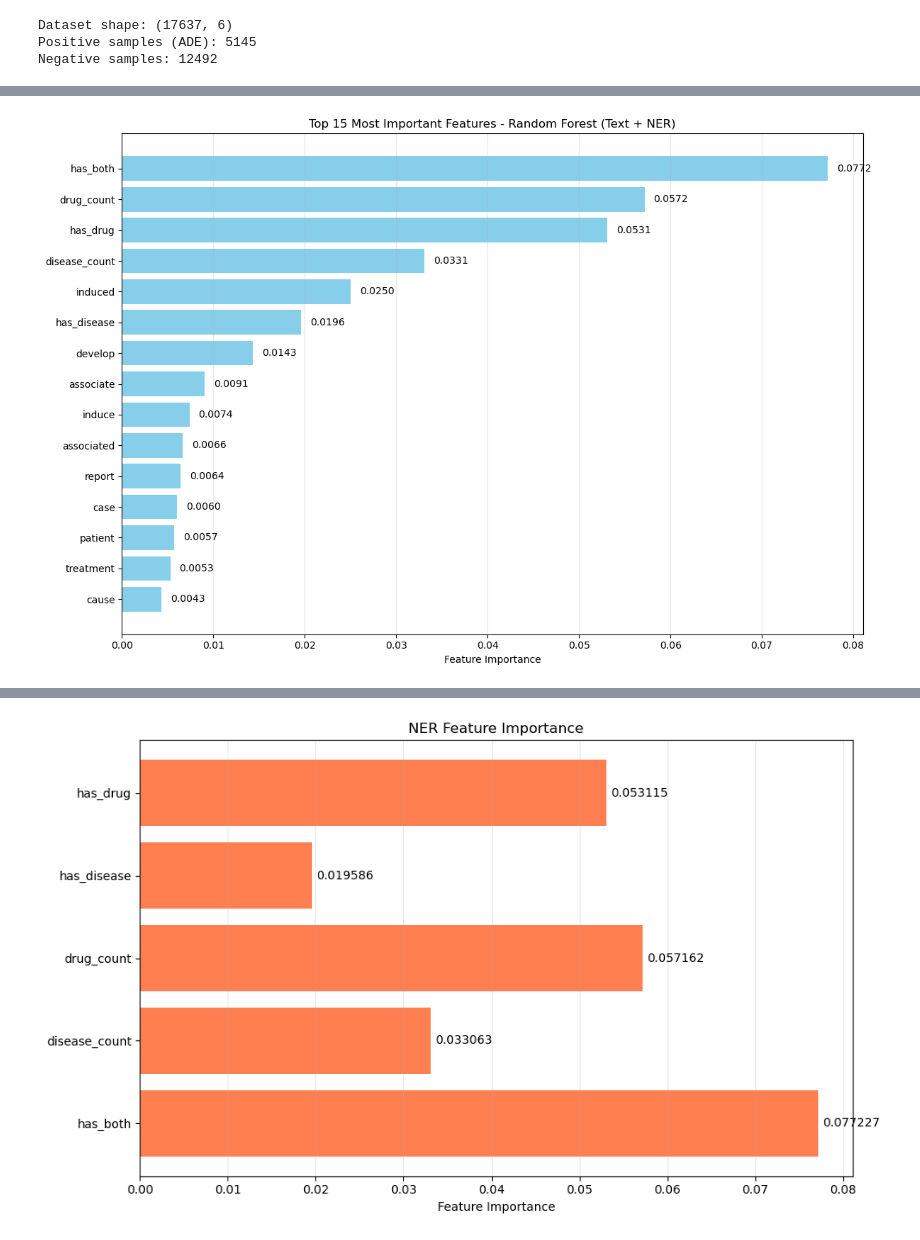
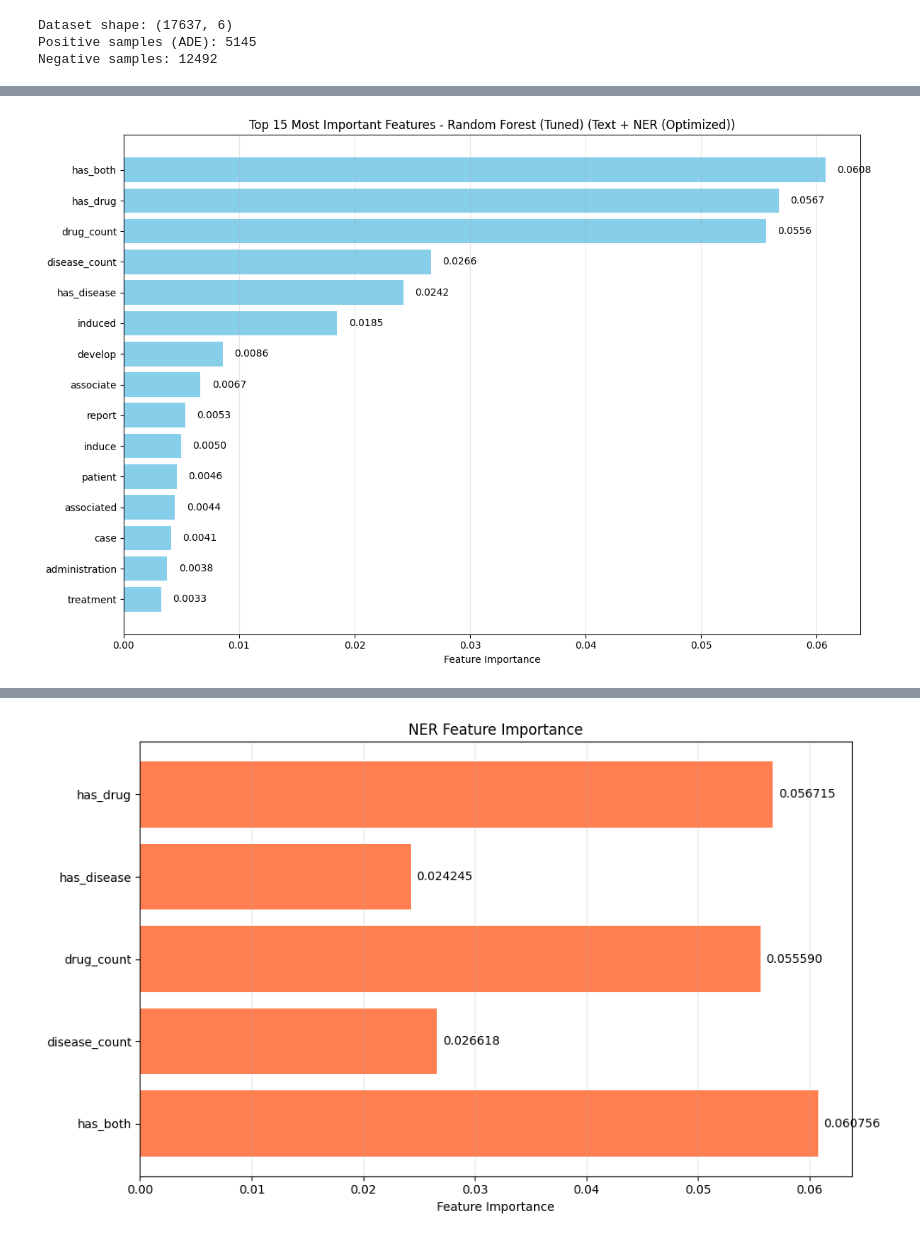
Before and after one commit to lucas-penney/pharmacovigilance_text_analytics, a Jupyter notebook: pharmacovigilance.ipynb, the cells around one changed output, grey strips where cells are left out. Saved outputs shown, nothing was run; the diff lists cells and outputs as text; code cells hidden in the pictures.

```diff
--- a/pharmacovigilance.ipynb
+++ b/pharmacovigilance.ipynb
@@ -263,8 +261,8 @@ print(f"Test samples: {len(X_test_text)}")
 # Define baseline models
 baseline_models = {
     'Naive Bayes': GaussianNB(),  # Using Gaussian NB for continuous TF-IDF features
-    'Logistic Regression': LogisticRegression(max_iter=1000, random_state=42),
-    'Random Forest': RandomForestClassifier(n_estimators=100, random_state=42),
+    'Logistic Regression': LogisticRegression(max_iter=1000, random_state=42, class_weight='balanced'),
+    'Random Forest': RandomForestClassifier(n_estimators=100, random_state=42, class_weight='balanced'),
     'KNN': KNeighborsClassifier(n_neighbors=5),
     'SVM': SVC(kernel='linear', random_state=42, probability=True)
 }
@@ -368,8 +368,8 @@ class CombinedFeaturesTransformer(BaseEstimator, TransformerMixin):
 # Create pipeline with combined features
 combined_models = {
     'Naive Bayes (NER)': GaussianNB(),
-    'Logistic Regression (NER)': LogisticRegression(max_iter=1000, random_state=42),
-    'Random Forest (NER)': RandomForestClassifier(n_estimators=100, random_state=42),
+    'Logistic Regression (NER)': LogisticRegression(max_iter=1000, random_state=42, class_weight='balanced'),
+    'Random Forest (NER)': RandomForestClassifier(n_estimators=100, random_state=42, class_weight='balanced'),
     'KNN (NER)': KNeighborsClassifier(n_neighbors=5),
     'SVM (NER)': SVC(kernel='linear', random_state=42, probability=True)
 }
@@ -705,29 +1014,35 @@ plt.show()
 # %%
 # FEATURE IMPORTANCE ANALYSIS
-# Only applicable to tree-based models (Random Forest)
-print("\n" + "="*70)
-print("FEATURE IMPORTANCE ANALYSIS")
-print("="*70)
+if 'Random Forest' in best_row['Model']:
+    # Handle all Text+NER variants (including optimized)
+    if best_feature_type in ['Text + NER', 'Text + NER (Optimized)']:
+        # Get the Random Forest model from pipeline
+        if hasattr(best_model, 'named_steps'):
+            rf_model = best_model.named_steps['classifier']
+            feature_importances = rf_model.feature_importances_
 
-if 'Random Forest' in best_row['Model']:
-    if best_feature_type == 'Text + NER':
-        # Combined model with pipeline
-        rf_model = best_model.named_steps['classifier']
-        feature_importances = rf_model.feature_importances_
+            # Get feature names - handle both original and bigram transformers
+            if hasattr(best_model.named_steps['features'], 'tfidf'):
+                text_feature_names = best_model.named_steps['features'].tfidf.get_feature_names_out()
+            else:
+                # Fallback for any transformer without tfidf attribute
+                text_feature_names = [f"feature_{i}" for i in range(len(feature_importances) - 5)]
 
-        # Get feature names
-        text_feature_names = best_model.named_steps['features'].tfidf.get_feature_names_out()
-        ner_feature_names = ['has_drug', 'has_disease', 'drug_count', 'disease_count', 'has_both']
-        all_feature_names = list(text_feature_names) + ner_feature_names
+            ner_feature_names = ['has_drug', 'has_disease', 'drug_count', 'disease_count', 'has_both']
+            all_feature_names = list(text_feature_names) + ner_feature_names
+        else:
+            # If best_model is directly the classifier (shouldn't happen, but just in case)
+            rf_model = best_model
+            feature_importances = rf_model.feature_importances_
+            all_feature_names = ['has_drug', 'has_disease', 'drug_count', 'disease_count', 'has_both'] + \
+                               [f"text_feature_{i}" for i in range(len(feature_importances) - 5)]
 
     elif best_feature_type == 'NER Only':
-        # NER-only model
         rf_model = best_model
         feature_importances = rf_model.feature_importances_
         all_feature_names = ['has_drug', 'has_disease', 'drug_count', 'disease_count', 'has_both']
 
     else:  # Text Only
-        # Text-only model
         rf_model = best_model
         feature_importances = rf_model.feature_importances_
         all_feature_names = list(tfidf.get_feature_names_out())
@@ -736,7 +1051,7 @@ if 'Random Forest' in best_row['Model']:
     sorted_idx = np.argsort(feature_importances)[::-1]
 
     # Print top 20 features
-    print(f"\nTop 20 Most Important Features for {best_row['Model']} ({best_feature_type}):\n")
+    print(f"\n Top 20 Most Important Features for {best_row['Model']} ({best_feature_type}):\n")
     for i in range(min(20, len(sorted_idx))):
         idx = sorted_idx[i]
         feat_name = all_feature_names[idx] if idx < len(all_feature_names) else f'Feature_{idx}'
@@ -764,27 +1079,29 @@ if 'Random Forest' in best_row['Model']:
     plt.show()
 
     # If NER features are present, show their specific importance
-    if best_feature_type in ['Text + NER', 'NER Only']:
-        print("\n" + "="*70)
+    if best_feature_type in ['Text + NER', 'Text + NER (Optimized)', 'NER Only']:
         print("NER FEATURE IMPORTANCE")
-        print("="*70)
-
-        if best_feature_type == 'Text + NER':
-            ner_start_idx = len(text_feature_names)
-            ner_importances = feature_importances[ner_start_idx:]
-        else:
+        if best_feature_type in ['Text + NER', 'Text + NER (Optimized)']:
+            # For combined models, NER features are at the end
+            if hasattr(best_model, 'named_steps') and hasattr(best_model.named_steps['features'], 'tfidf'):
+                text_feature_count = len(best_model.named_steps['features'].tfidf.get_feature_names_out())
+                ner_importances = feature_importances[text_feature_count:]
+            else:
+                # If we can't determine, assume last 5 are NER features
+                ner_importances = feature_importances[-5:] if len(feature_importances) >= 5 else feature_importances
+        else:  # NER Only
             ner_importances = feature_importances
 
         ner_feature_names = ['has_drug', 'has_disease', 'drug_count', 'disease_count', 'has_both']
 
         print("\nNER Feature Importances:")
-        for name, importance in zip(ner_feature_names, ner_importances):
+        for name, importance in zip(ner_feature_names[:len(ner_importances)], ner_importances):
             print(f"  {name:20s} : {importance:.6f}")
 
         # Visualize NER features
         plt.figure(figsize=(10, 6))
-        bars = plt.barh(range(len(ner_feature_names)), ner_importances[::-1], color='coral')
-        plt.yticks(range(len(ner_feature_names)), ner_feature_names[::-1])
+        bars = plt.barh(range(len(ner_importances)), ner_importances[::-1], color='coral')
+        plt.yticks(range(len(ner_importances)), ner_feature_names[:len(ner_importances)][::-1])
         plt.xlabel('Feature Importance')
         plt.title('NER Feature Importance')
         plt.grid(axis='x', alpha=0.3)
@@ -796,6 +1113,6 @@ if 'Random Forest' in best_row['Model']:
         plt.tight_layout()
         plt.show()
 else:
-    print(f"\nFeature importance analysis is only available for Random Forest models.")
+    print(f"\n  Feature importance analysis is only available for Random Forest models.")
     print(f"Best model is {best_row['Model']}, which does not provide feature importances.")
 # %% [output]
@@ -819 +1136 @@ Top 20 Most Important Features for Random Forest (Text + NER):
-[figure, old version]
+[figure, new version]
@@ -830 +1145 @@ NER Feature Importances:
-[figure, old version]
+[figure, new version]
```
Also changed, not shown: parts of 16 cells of this notebook.
